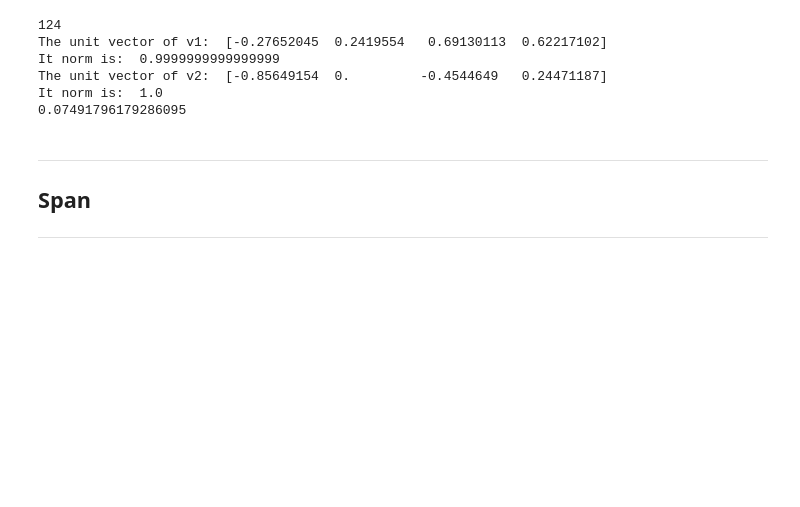
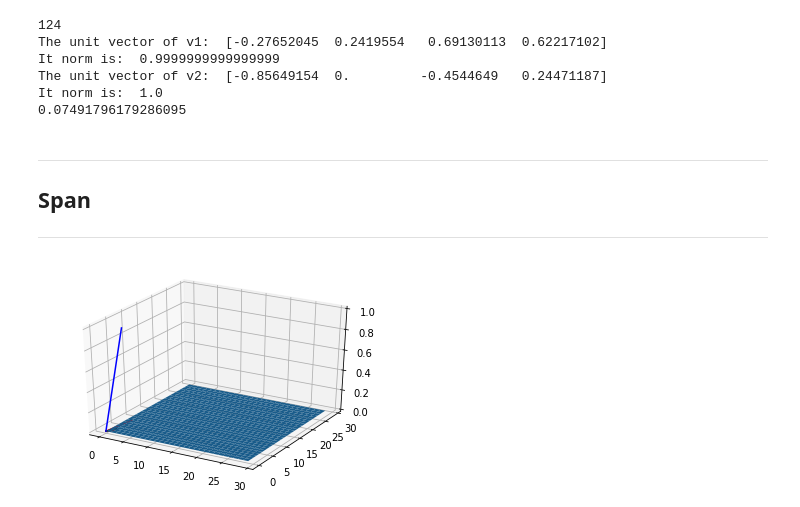
Before and after one commit to RocioLiu/ML_Resources, a Jupyter notebook: LinAlg_Sec2_Vectors.ipynb, the cells around one changed output. Saved outputs shown, nothing was run; the diff lists cells and outputs as text; code cells hidden in the pictures; blank space fills up the shorter version.

```diff
--- a/LinAlg_Sec2_Vectors.ipynb
+++ b/LinAlg_Sec2_Vectors.ipynb
@@ -456,3 +456,30 @@ It norm is:  1.0
 ---
 ## Span
 ---
+# %%
+# set S
+S1 = np.array([1, 1, 0])
+S2 = np.array([1, 7, 0])
+
+# vectors v and w
+v = np.array([1, 2, 0])
+w = np.array([3, 2, 1])
+
+# draw vectors
+fig = plt.figure()
+ax = fig.gca(projection='3d')
+ax.plot([0, S1[0]],[0, S1[1]],[0, S1[2]],'r')
+ax.plot([0, S2[0]],[0, S2[1]],[0, S2[2]],'r')
+
+ax.plot([0, v[0]],[0, v[1]],[0, v[2]],'k')
+ax.plot([0, w[0]],[0, w[1]],[0, w[2]],'b')
+
+# now draw plane
+xx, yy = np.meshgrid(range(30), range(30))
+cp = np.cross(S1,S2)
+z1 = (-cp[0]*xx - cp[1]*yy)*1./cp[2]
+ax.plot_surface(xx,yy,z1);
+
+plt.show()
+# %% [output]
+[figure, added]
```
